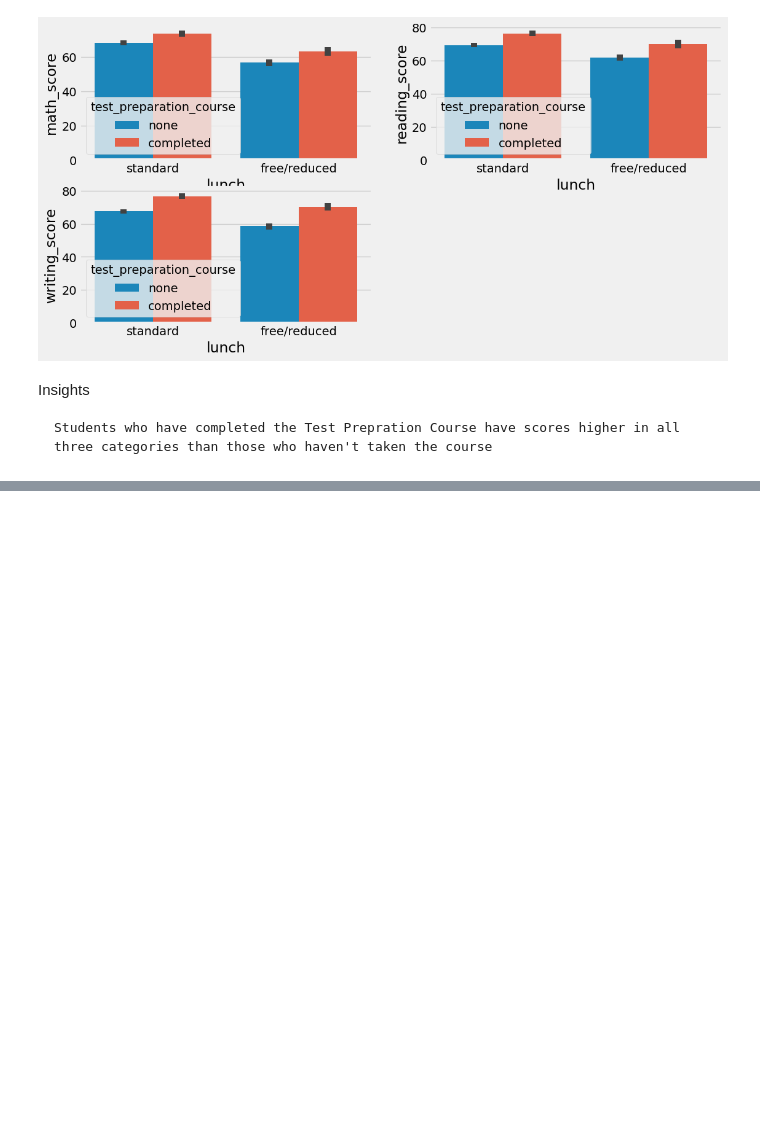
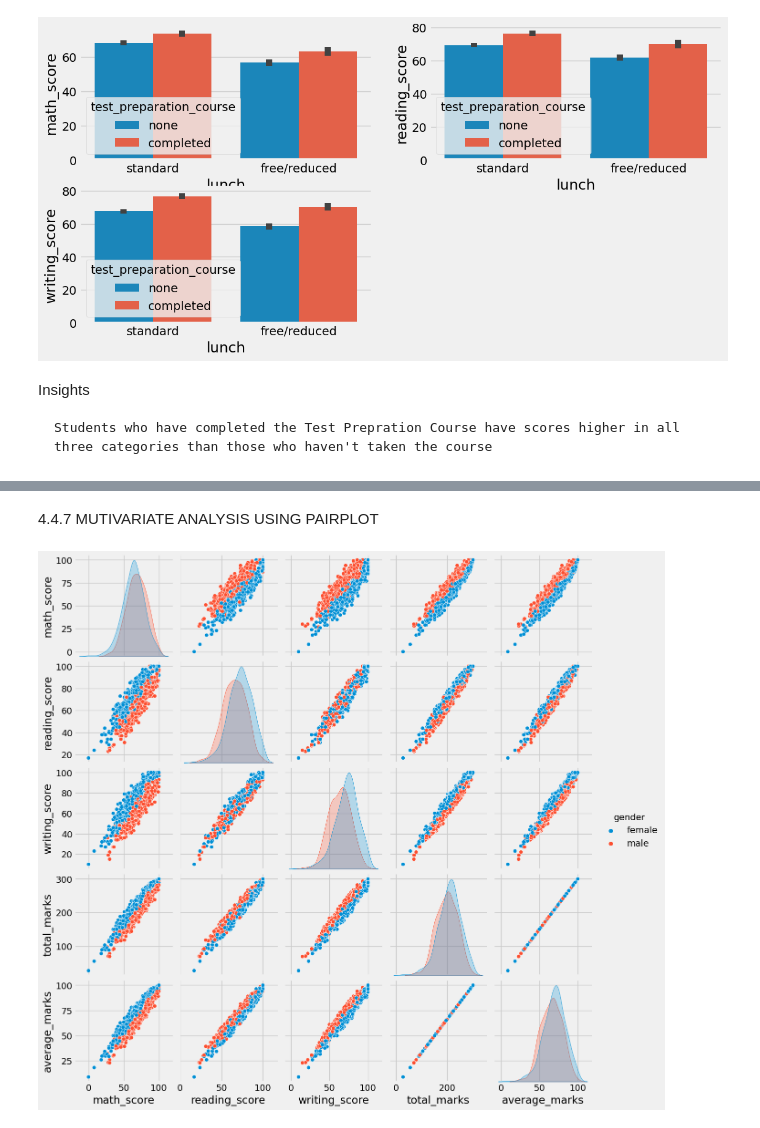
Before and after one commit to Genesis801/MLProject, a Jupyter notebook: notebook/EDA student performance.ipynb, the cells around one changed output, grey strips where cells are left out. Drawn from its saved outputs; the diff is of its cells as text; code cells hidden in the pictures; blank space fills up the shorter version.

```diff
--- a/notebook/EDA student performance.ipynb
+++ b/notebook/EDA student performance.ipynb
@@ -480,0 +496,7 @@ Insights
+# %% [markdown]
+4.4.7 MUTIVARIATE ANALYSIS USING PAIRPLOT
+# %%
+sn.pairplot(df,hue = 'gender')
+plt.show()
+# %% [output]
+[figure, added]
```
Also changed, not shown: parts of 2 cells of this notebook.
